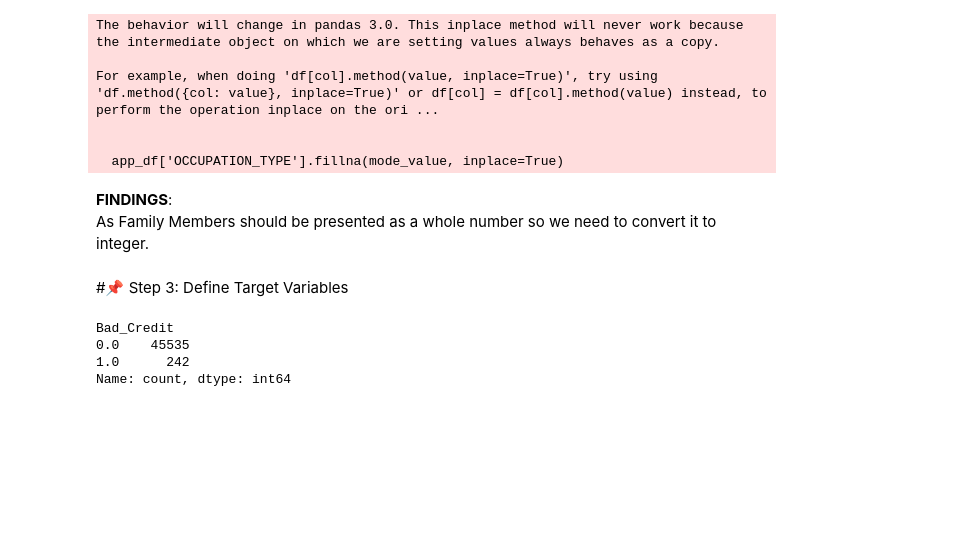
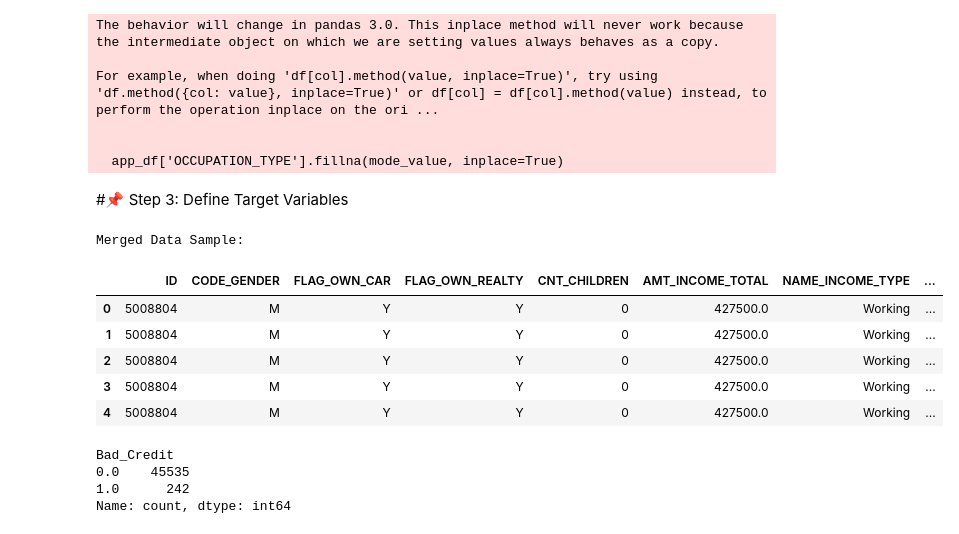
Before and after one commit to mabhipsa12/Scorecard-Project, a Jupyter notebook: scorecard_project.ipynb, the cells around one changed output. Cells and saved outputs as stored; diff of their text form; code cells hidden in the pictures; blank space fills up the shorter version.

```diff
--- a/scorecard_project.ipynb
+++ b/scorecard_project.ipynb
@@ -22,6 +22,12 @@ from google.colab import drive
 drive.mount('/content/drive')
 # %% [output]
 Drive already mounted at /content/drive; to attempt to forcibly remount, call drive.mount("/content/drive", force_remount=True).
+# %%
+# prompt: import application data as app_df and creditdata as credit_df
+
+import pandas as pd
+app_df = pd.read_csv('/application_record.csv')
+credit_df = pd.read_csv('/credit_record.csv')
 # %%
 # Display first 5 rows of each dataset
 print("\nApplication Data Sample:")
@@ -147,16 +157,27 @@ For example, when doing 'df[col].method(value, inplace=True)', try using 'df.met
 
 
   app_df['OCCUPATION_TYPE'].fillna(mode_value, inplace=True)
-# %%
-# Remove duplicates
-app_df.drop_duplicates(inplace=True)
-credit_df.drop_duplicates(inplace=True)
 # %%
 # Convert CNT_FAM_MEMBERS to integer
 app_df['CNT_FAM_MEMBERS'] = app_df['CNT_FAM_MEMBERS'].astype(int)
-# %% [markdown]
-**FINDINGS**:\
-As Family Members should be presented as a whole number so we need to convert it to integer.
 # %% [markdown]
 #📌 Step 3: Define Target Variables
+# %%
+# prompt: merge both datasets app_df and credit_df
+
+import pandas as pd
+# Merge the two datasets based on the ID column
+merged_df = pd.merge(app_df, credit_df, on='ID', how='inner')
+
+# Display the first few rows of the merged dataset
+print("\nMerged Data Sample:")
+display(merged_df.head())
+# %% [output]
+Merged Data Sample:
+|  | ID | CODE_GENDER | FLAG_OWN_CAR | FLAG_OWN_REALTY | CNT_CHILDREN | AMT_INCOME_TOTAL | NAME_INCOME_TYPE | ... |
+| 0 | 5008804 | M | Y | Y | 0 | 427500.0 | Working | ... |
+| 1 | 5008804 | M | Y | Y | 0 | 427500.0 | Working | ... |
+| 2 | 5008804 | M | Y | Y | 0 | 427500.0 | Working | ... |
+| 3 | 5008804 | M | Y | Y | 0 | 427500.0 | Working | ... |
+| 4 | 5008804 | M | Y | Y | 0 | 427500.0 | Working | ... |
 # %%
```
Also changed, not shown: parts of 5 cells of this notebook.
